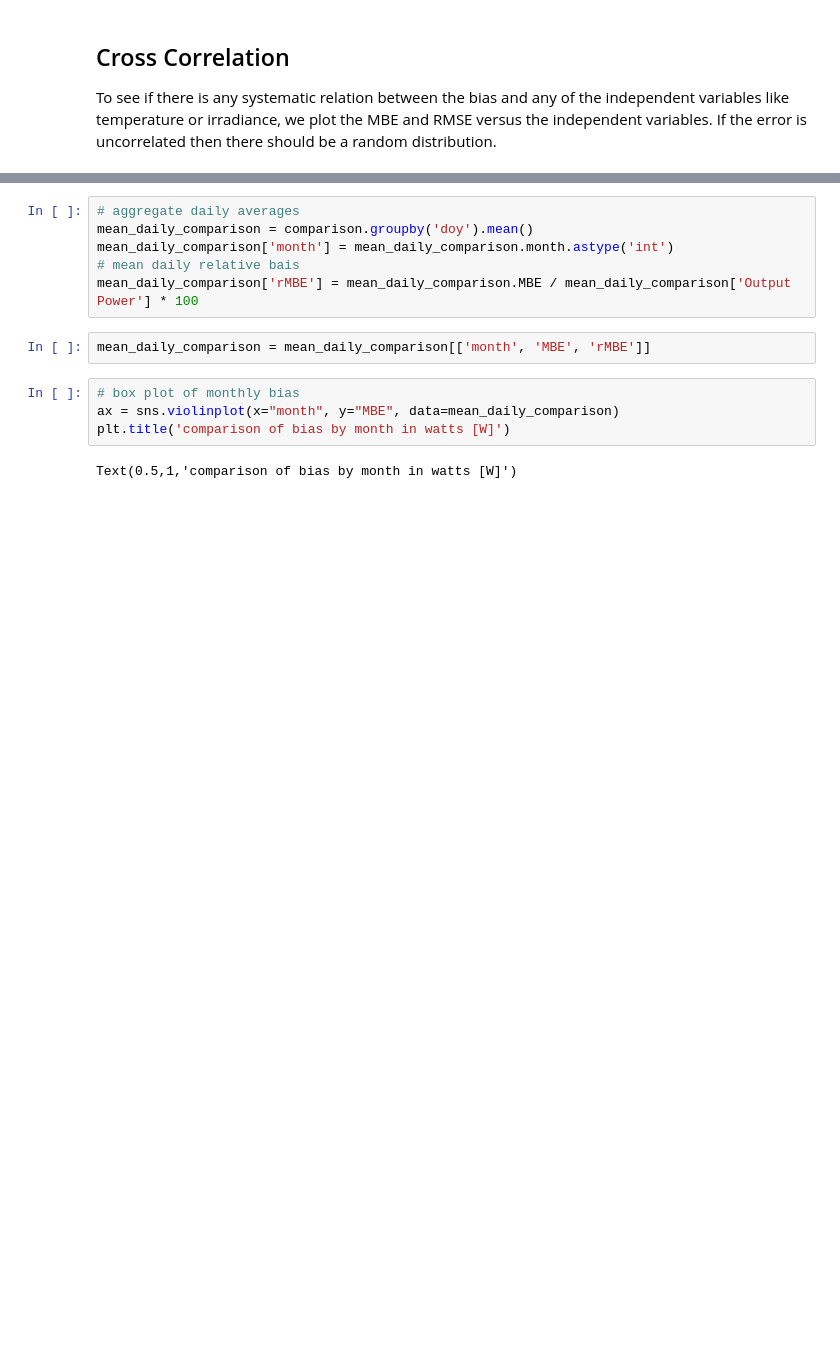
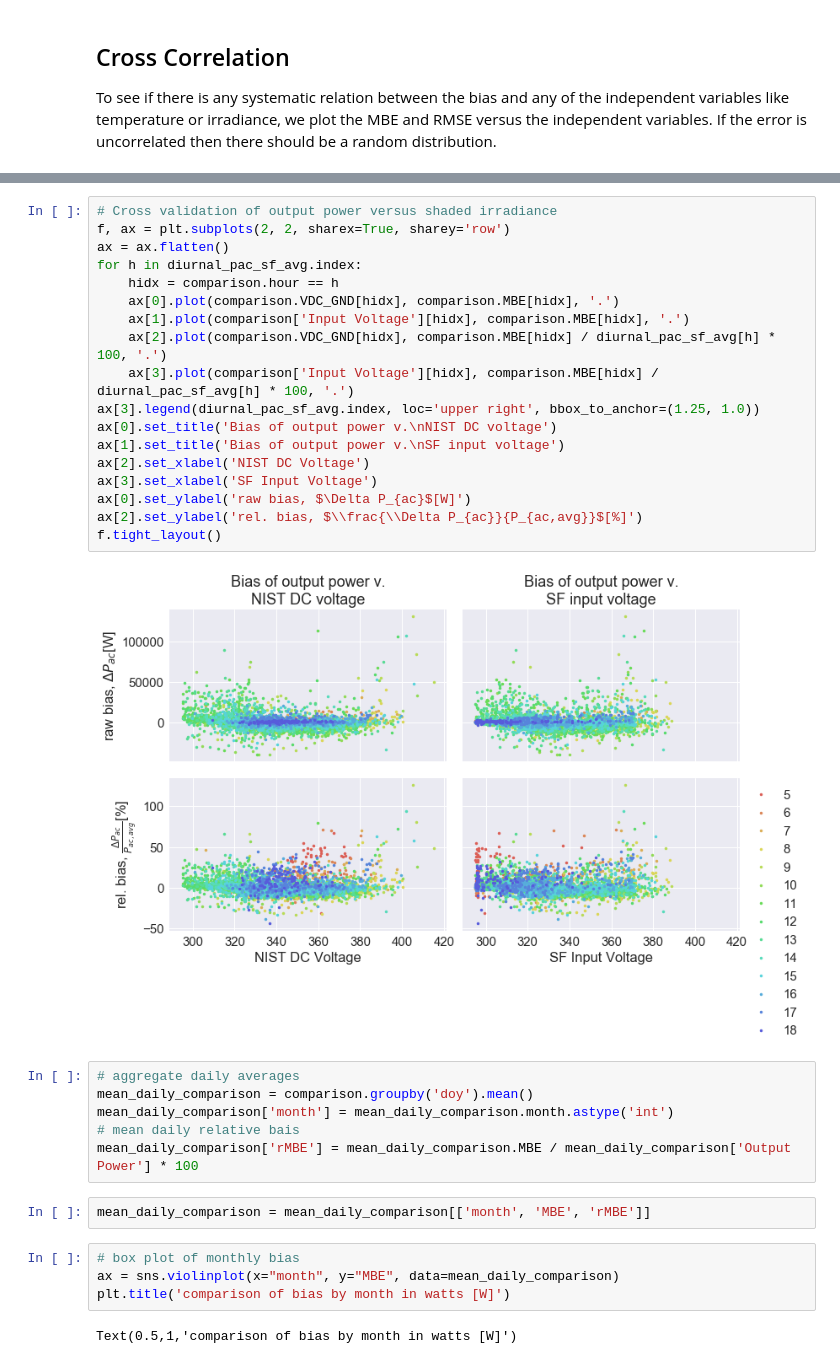
Before and after one commit to mikofski/pvsc45-solarfarmer, a Jupyter notebook: NIST_testbed_data.ipynb, the cells around one changed output, grey strips where cells are left out. Cells and saved outputs as stored; diff of their text form; blank space fills up the shorter version.

```diff
--- a/NIST_testbed_data.ipynb
+++ b/NIST_testbed_data.ipynb
@@ -578,3 +598,23 @@ f.tight_layout()
+# %%
+# Cross validation of output power versus shaded irradiance
+f, ax = plt.subplots(2, 2, sharex=True, sharey='row')
+ax = ax.flatten()
+for h in diurnal_pac_sf_avg.index:
+    hidx = comparison.hour == h
+    ax[0].plot(comparison.VDC_GND[hidx], comparison.MBE[hidx], '.')
+    ax[1].plot(comparison['Input Voltage'][hidx], comparison.MBE[hidx], '.')
+    ax[2].plot(comparison.VDC_GND[hidx], comparison.MBE[hidx] / diurnal_pac_sf_avg[h] * 100, '.')
+    ax[3].plot(comparison['Input Voltage'][hidx], comparison.MBE[hidx] / diurnal_pac_sf_avg[h] * 100, '.')
+ax[3].legend(diurnal_pac_sf_avg.index, loc='upper right', bbox_to_anchor=(1.25, 1.0))
+ax[0].set_title('Bias of output power v.\nNIST DC voltage')
+ax[1].set_title('Bias of output power v.\nSF input voltage')
+ax[2].set_xlabel('NIST DC Voltage')
+ax[3].set_xlabel('SF Input Voltage')
+ax[0].set_ylabel('raw bias, $\Delta P_{ac}$[W]')
+ax[2].set_ylabel('rel. bias, $\\frac{\\Delta P_{ac}}{P_{ac,avg}}$[%]')
+f.tight_layout()
+# %% [output]
+[figure, added]
 # %%
 # aggregate daily averages
 mean_daily_comparison = comparison.groupby('doy').mean()
```
Also changed, not shown: parts of 20 cells of this notebook.
